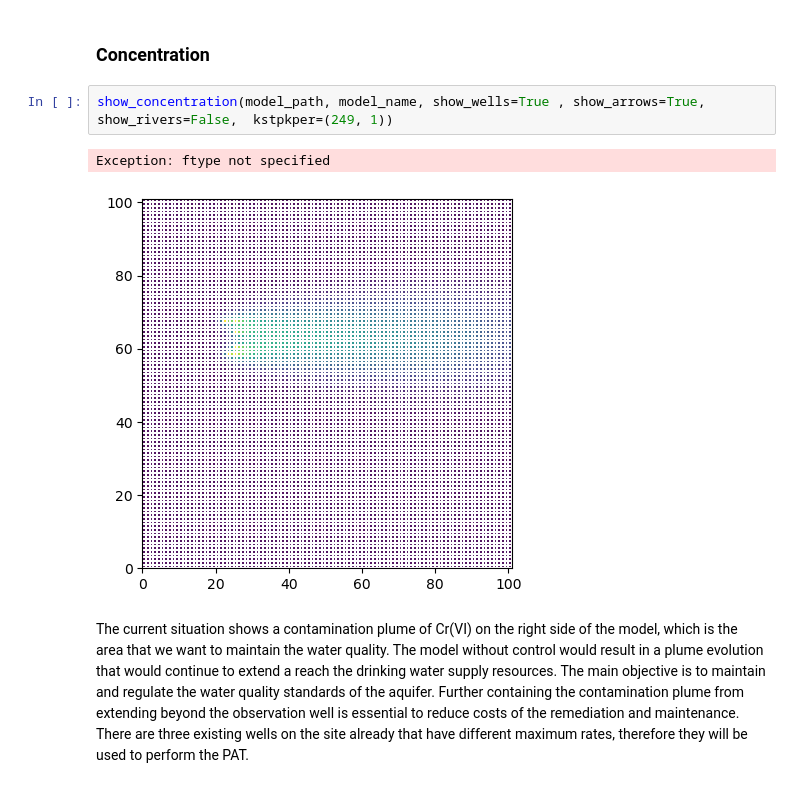
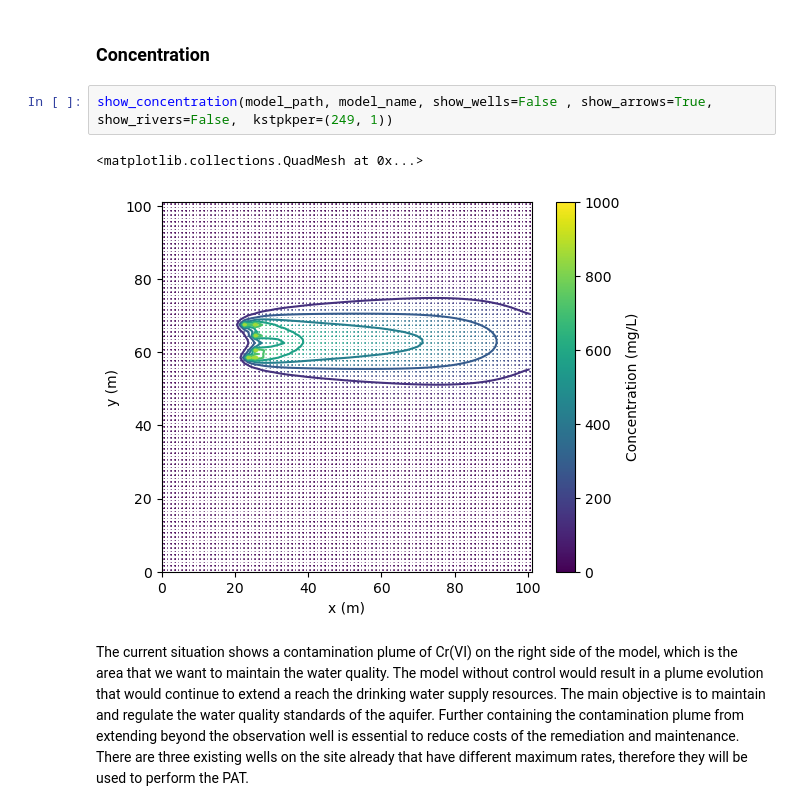
Before and after one commit to hydrocomputing/pymf6-validation, a Jupyter notebook: src/notebooks/2_system_well_model.ipynb, the cells around one changed output. Cells and saved outputs as stored; diff of their text form.

Commit message:
Final plot adjusted

```diff
--- a/src/notebooks/2_system_well_model.ipynb
+++ b/src/notebooks/2_system_well_model.ipynb
@@ -178,10 +178,10 @@ Since we want the final time then is its (149, 1).
 # %% [markdown]
 ### Concentration
 # %%
-show_concentration(model_path, model_name, show_wells=True , show_arrows=True, show_rivers=False,  kstpkper=(249, 1))
+show_concentration(model_path, model_name, show_wells=False , show_arrows=True, show_rivers=False,  kstpkper=(249, 1))
 # %% [output]
-Exception: ftype not specified
+<matplotlib.collections.QuadMesh at 0x...>
-[figure, old version]
+[figure, new version]
 # %% [markdown]
 The current situation shows a contamination plume of Cr(VI) on the right side of the model, which is the area that we want to maintain the water quality.
 The model without control would result in a plume evolution that would continue to extend a reach the drinking water supply resources. The main objective is to maintain and regulate the water quality standards of the aquifer. Further containing the contamination plume from extending beyond the observation well is essential to reduce costs of the remediation and maintenance. There are three existing wells on the site already that have different maximum rates, therefore they will be used to perform the PAT.
```
Also changed, not shown: parts of 18 cells of this notebook, 10 other files.
